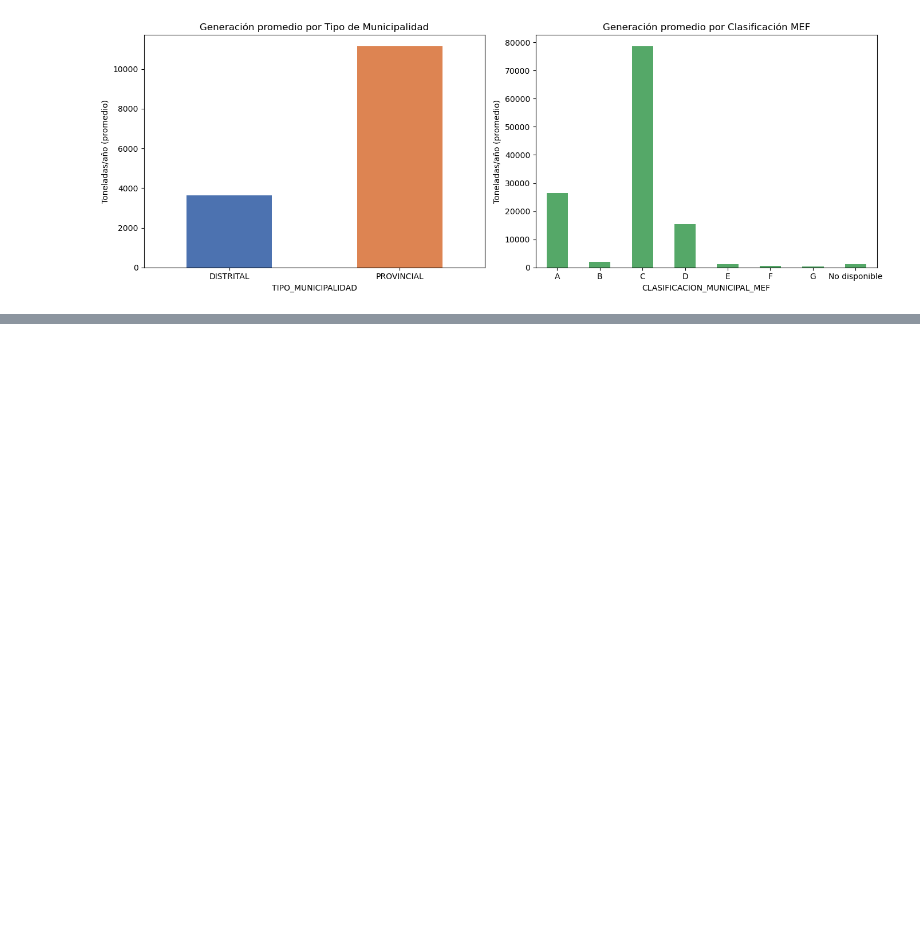
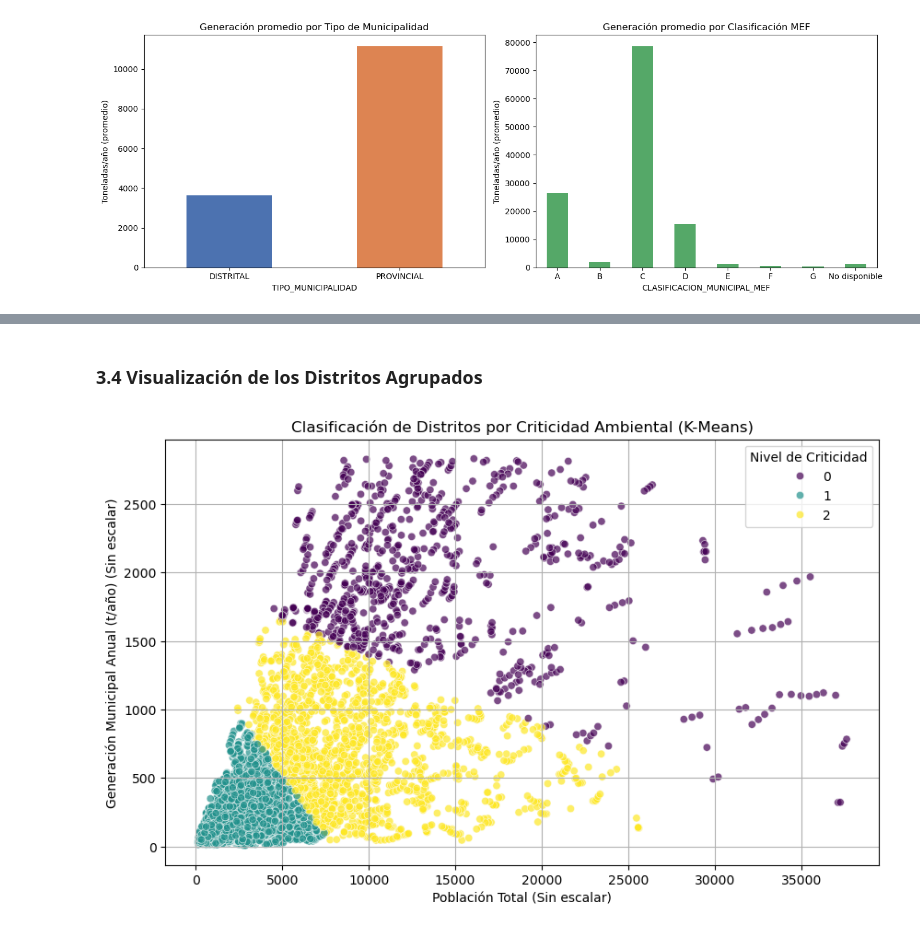
Before and after one commit to daJackLy/agente_residuos, a Jupyter notebook: agente_residuos.ipynb, the cells around one changed output, grey strips where cells are left out. Saved outputs shown, nothing was run; the diff lists cells and outputs as text; code cells hidden in the pictures; blank space fills up the shorter version.

```diff
--- a/agente_residuos.ipynb
+++ b/agente_residuos.ipynb
@@ -272,0 +299,23 @@ plt.show()
+# %%
+kmeans = KMeans(n_clusters=3, random_state=42, n_init=10)
+
+df_normal['CLUSTER_CRITICIDAD'] = kmeans.fit_predict(X_cluster)
+# %% [markdown]
+### 3.4 Visualización de los Distritos Agrupados
+# %%
+plt.figure(figsize=(10, 6))
+sns.scatterplot(
+    x=df_normal['POB_TOTAL_INEI'],
+    y=df_normal['GENERACION_MUN_TANIO'],
+    hue=df_normal['CLUSTER_CRITICIDAD'],
+    palette='viridis',
+    alpha=0.7
+)
+plt.title('Clasificación de Distritos por Criticidad Ambiental (K-Means)')
+plt.xlabel('Población Total (Sin escalar)')
+plt.ylabel('Generación Municipal Anual (t/año) (Sin escalar)')
+plt.legend(title='Nivel de Criticidad')
+plt.grid(True)
+plt.show()
+# %% [output]
+[figure, added]
```
Also changed, not shown: parts of 15 cells of this notebook.
